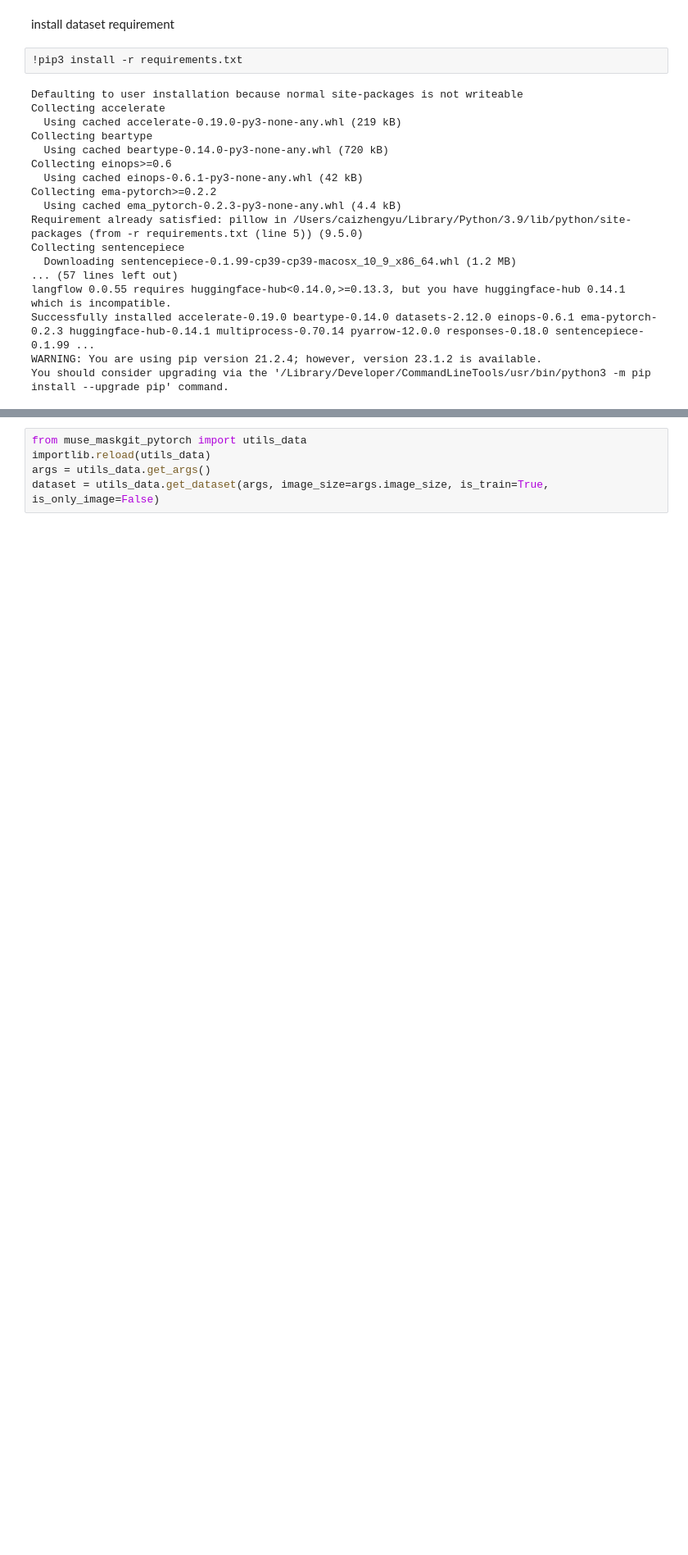
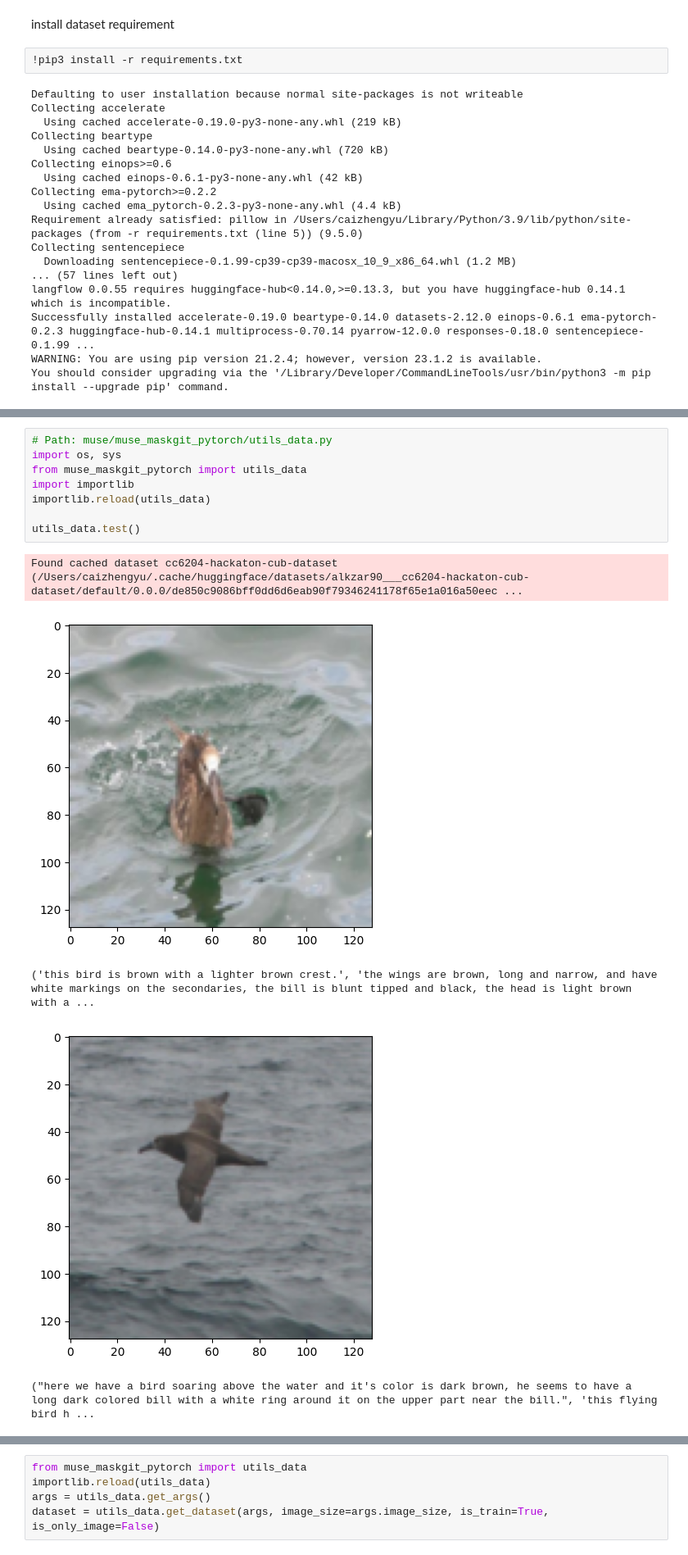
Before and after one commit to roy860328/application-test-to-image, a Jupyter notebook: muse/example.ipynb, the cells around one changed output, grey strips where cells are left out. Shown at 82% size. Saved outputs shown, nothing was run; the diff lists cells and outputs as text; blank space fills up the shorter version.

```diff
--- a/muse/example.ipynb
+++ b/muse/example.ipynb
@@ -64,0 +65,14 @@ Found cached dataset cc6204-hackaton-cub-dataset (/Users/caizhengyu/.cache/huggi
+# %%
+# Path: muse/muse_maskgit_pytorch/utils_data.py
+import os, sys
+from muse_maskgit_pytorch import utils_data
+import importlib
+importlib.reload(utils_data)
+
+utils_data.test()
+# %% [output]
+Found cached dataset cc6204-hackaton-cub-dataset (/Users/caizhengyu/.cache/huggingface/datasets/alkzar90___cc6204-hackaton-cub-dataset/default/0.0.0/de850c9086bff0dd6d6eab90f79346241178f65e1a016a50eec ...
+[figure, added]
+('this bird is brown with a lighter brown crest.', 'the wings are brown, long and narrow, and have white markings on the secondaries, the bill is blunt tipped and black, the head is light brown with a ...
+[figure, added]
+("here we have a bird soaring above the water and it's color is dark brown, he seems to have a long dark colored bill with a white ring around it on the upper part near the bill.", 'this flying bird h ...
```
Also changed, not shown: parts of 4 cells of this notebook, 5 other files.
